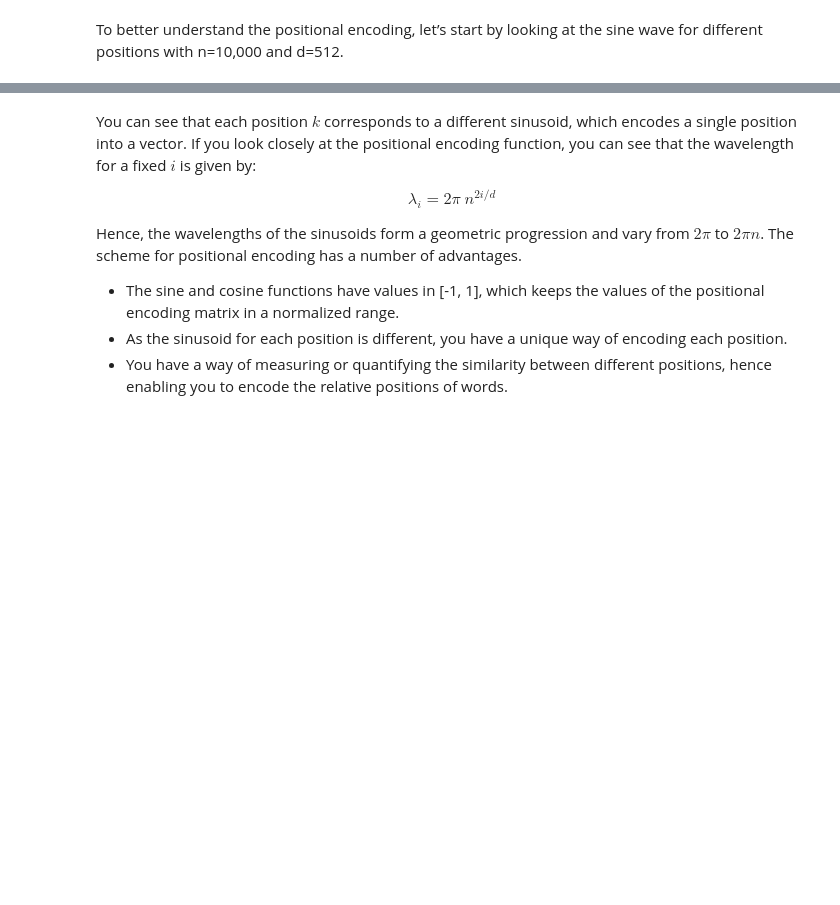
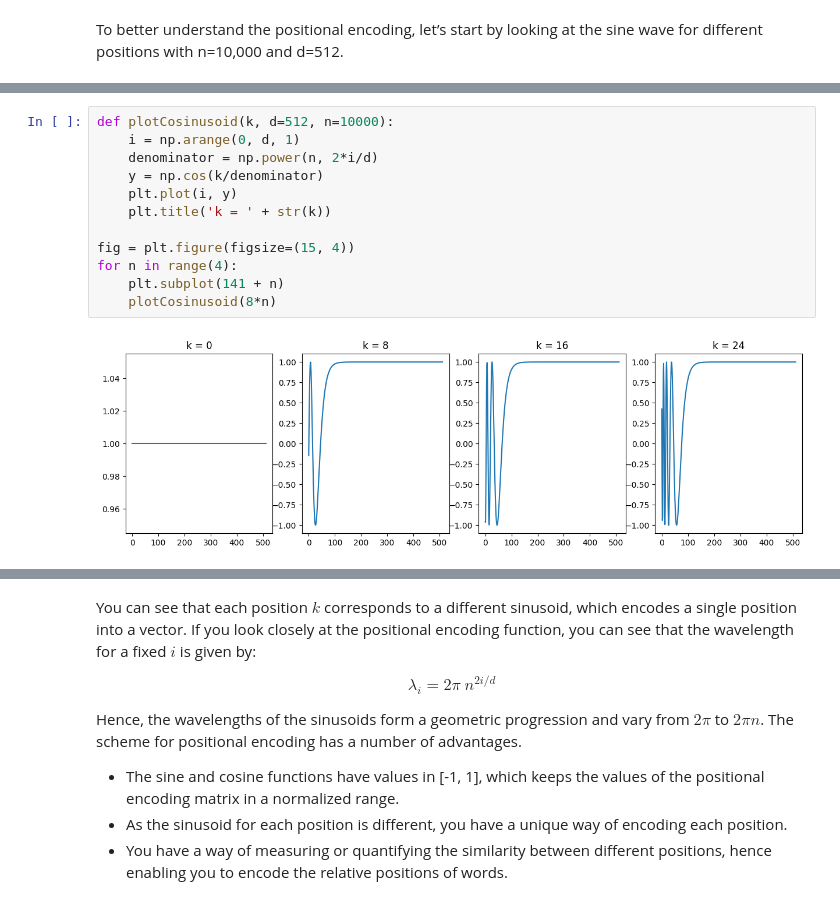
Before and after one commit to polyhedron-gdl/halloween-seminar-2023, a Jupyter notebook: 1_notebooks/chapter-07-01.ipynb, the cells around one changed output, grey strips where cells are left out. Drawn from its saved outputs; the diff is of its cells as text; blank space fills up the shorter version.

```diff
--- a/1_notebooks/chapter-07-01.ipynb
+++ b/1_notebooks/chapter-07-01.ipynb
@@ -178,0 +186,14 @@ for i in range(4):
+# %%
+def plotCosinusoid(k, d=512, n=10000):
+    i = np.arange(0, d, 1)
+    denominator = np.power(n, 2*i/d)
+    y = np.cos(k/denominator)
+    plt.plot(i, y)
+    plt.title('k = ' + str(k))
+
+fig = plt.figure(figsize=(15, 4))
+for n in range(4):
+    plt.subplot(141 + n)
+    plotCosinusoid(8*n)
+# %% [output]
+[figure, added]
```
Also changed, not shown: parts of 4 cells of this notebook, 18 other files.
